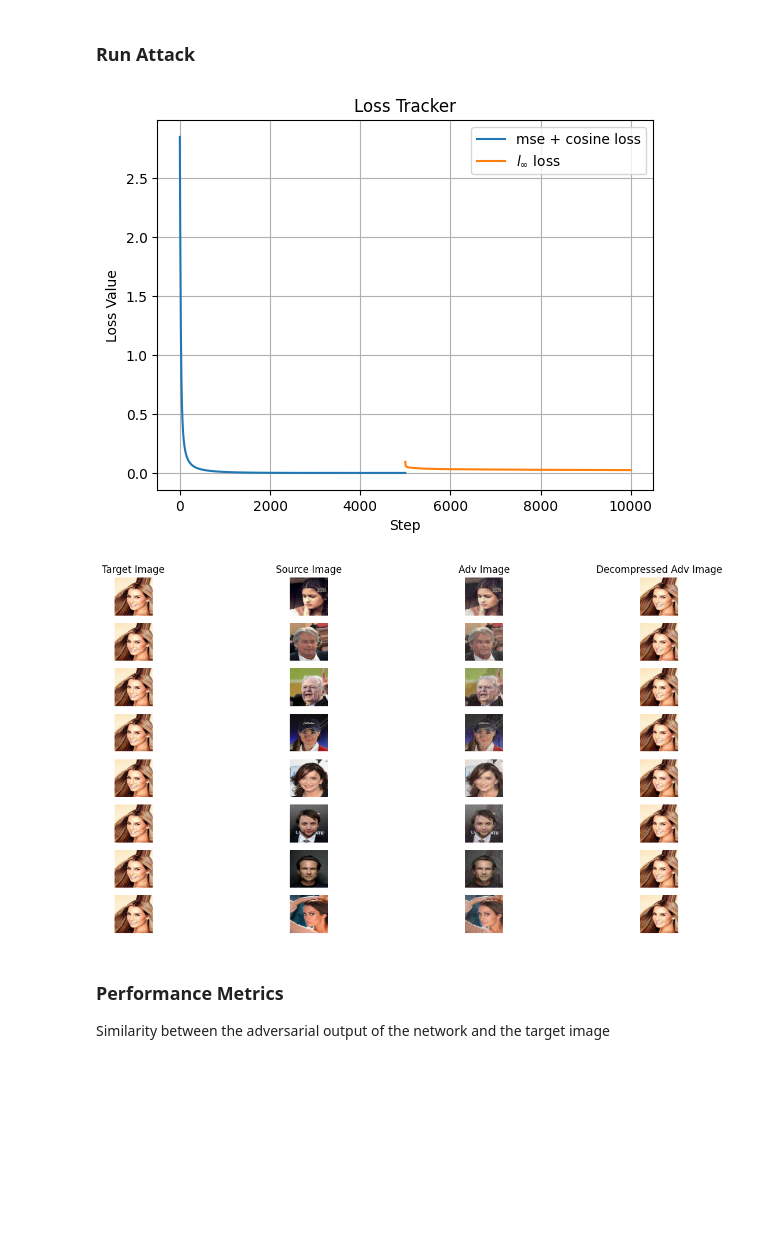
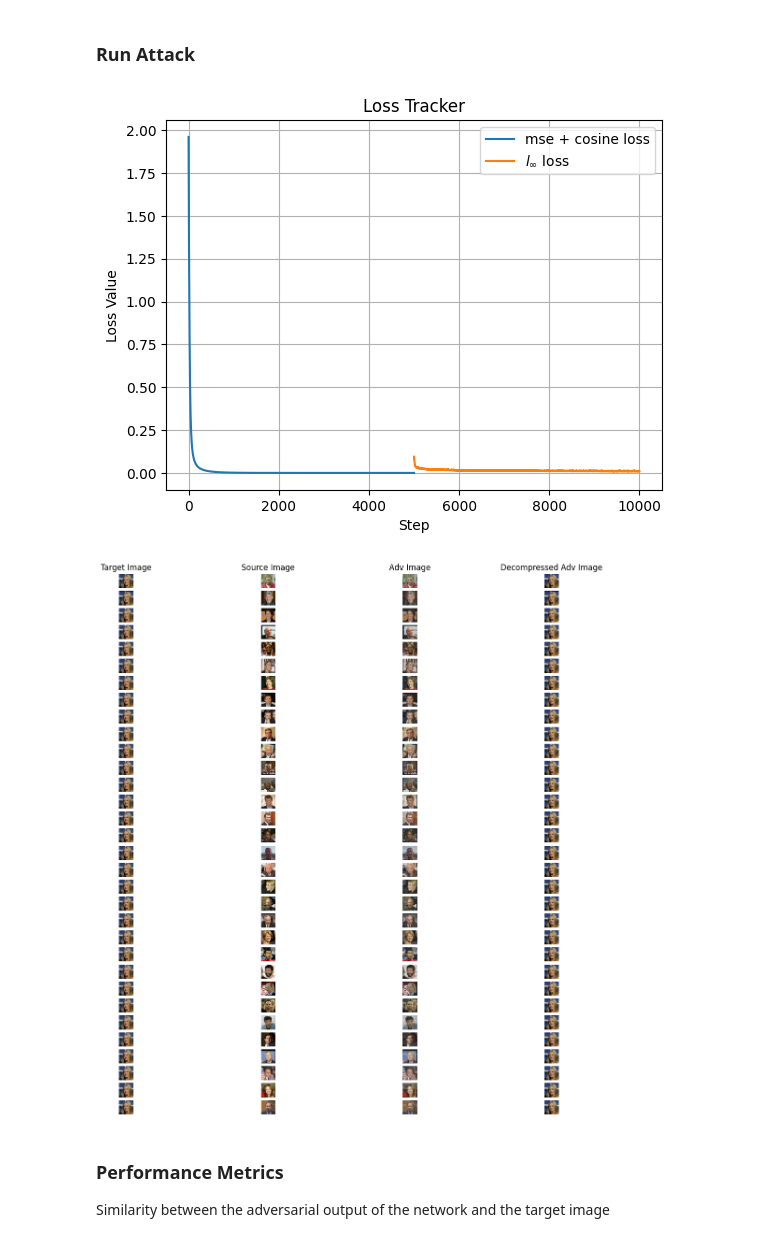
Before and after one commit to neddamj/nicsec, a Jupyter notebook: attack_neural_compression.ipynb, the cells around one changed output. Cells and saved outputs as stored; diff of their text form; code cells hidden in the pictures; blank space fills up the shorter version.

Commit message:
use lfw instead of celeba

```diff
--- a/attack_neural_compression.ipynb
+++ b/attack_neural_compression.ipynb
@@ -60,7 +60,7 @@ transform = transforms.Compose([
 ])
 
 # Load the CelebA dataset
-dataset = datasets.CelebA(root='./data', split='train', transform=transform, download=True)
+dataset = datasets.LFWPeople(root='./data', split='train', transform=transform, download=True)
 
 # Create a DataLoader
 dataloader = DataLoader(dataset, batch_size=32, shuffle=True, num_workers=4)
@@ -90,7 +90,7 @@ class StatsMeter:
 # %%
 x = dataset[0][0].unsqueeze(0).to(device)
 
-num_sources = 8
+num_sources = 32
 x_hat = [] #dataset[1][0].unsqueeze(0).to(device)
 for i, (images, label) in enumerate(dataloader):
     # num sources must be less than batch size
@@ -206,26 +206,26 @@ plt.legend()
 plt.grid()
 plt.show()
 # %% [output]
-[figure, old version]
+[figure, new version]
 # %%
 # Create a figure to hold the subplots
-fig, axs = plt.subplots(num_sources, 4, figsize=(15, 8))  # num_sources rows, 4 columns
+fig, axs = plt.subplots(num_sources, 4, figsize=(15, 15))  # num_sources rows, 4 columns
 labels = ['Target Image', 'Source Image', 'Adv Image', 'Decompressed Adv Image']
 
 for idx in range(num_sources):
     images = [x, x_src[idx], x_adv[idx], output[idx]]
 
     # Iterate over the images and axes to plot each image
     for img_idx, ax in enumerate(axs[idx] if num_sources > 1 else axs):  # Use idx for outer loop, img_idx for inner
         img = images[img_idx].clip(0, 1).squeeze(0).permute(1, 2, 0).detach().cpu().numpy()  # Change the shape to [H, W, C]
         ax.imshow(img)
         if idx == 0:
             ax.set_title(labels[img_idx])
         ax.axis('off')  # Hide axis
 
 plt.show()
 # %% [output]
-[figure, old version]
+[figure, new version]
 # %% [markdown]
 ### Performance Metrics
 
```
Also changed, not shown: parts of 4 cells of this notebook.
